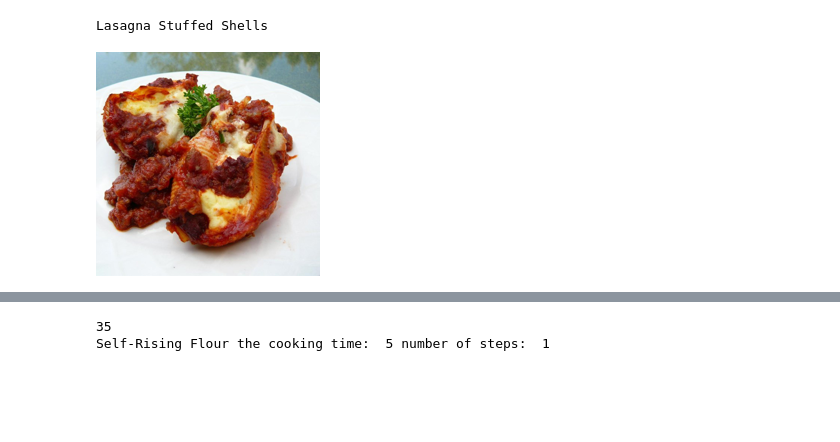
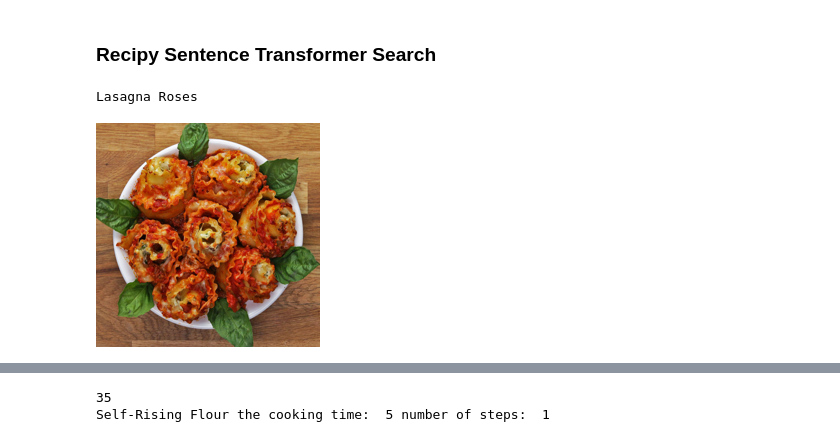
Before and after one commit to kdmaciejewski/DataMining, a Jupyter notebook: notebooks/example_querries.ipynb, the cells around one changed output, grey strips where cells are left out. Drawn from its saved outputs; the diff is of its cells as text; code cells hidden in the pictures; blank space fills up the shorter version.

```diff
--- a/notebooks/example_querries.ipynb
+++ b/notebooks/example_querries.ipynb
@@ -14,7 +15,9 @@ Scallops with garlic and spinach rice noodles
+# %% [markdown]
+### Recipy Sentence Transformer Search
 # %%
 result : QueryResult = query_recipies("bolognese lasagna", mode="vec", min_cos_sim=0.2, enforce_images=True)
-print(result.hits[0].recipe.displayName)
-result.hits[0].recipe.images[0].get_image().resize((224, 224))
+print(result.hits[0].displayName)
+result.hits[0].images[0].get_image().resize((224, 224))
 # %% [output]
-Lasagna Stuffed Shells
+Lasagna Roses
-[figure, old version]
+[figure, new version]
```
Also changed, not shown: parts of 16 cells of this notebook, 14 other files.
